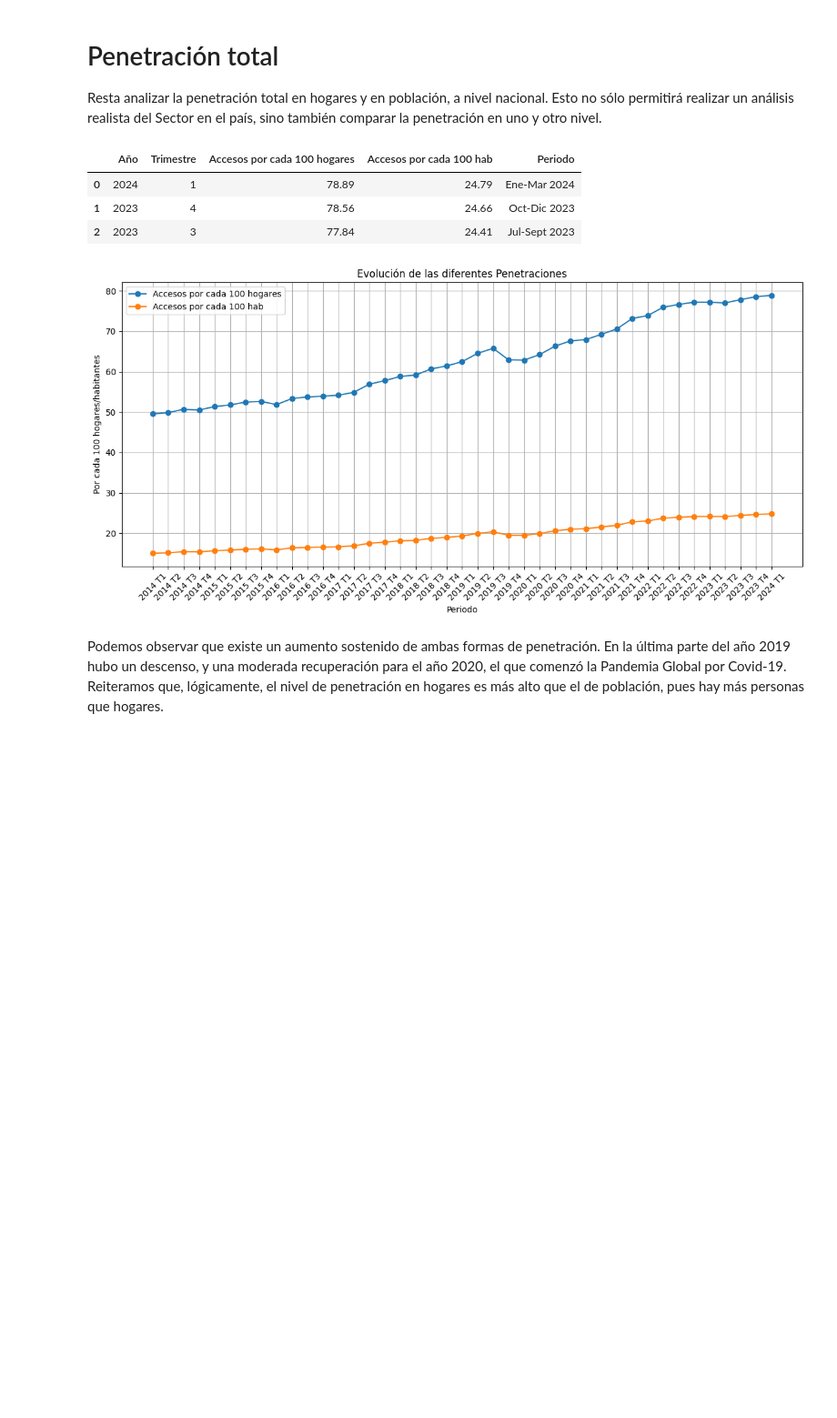
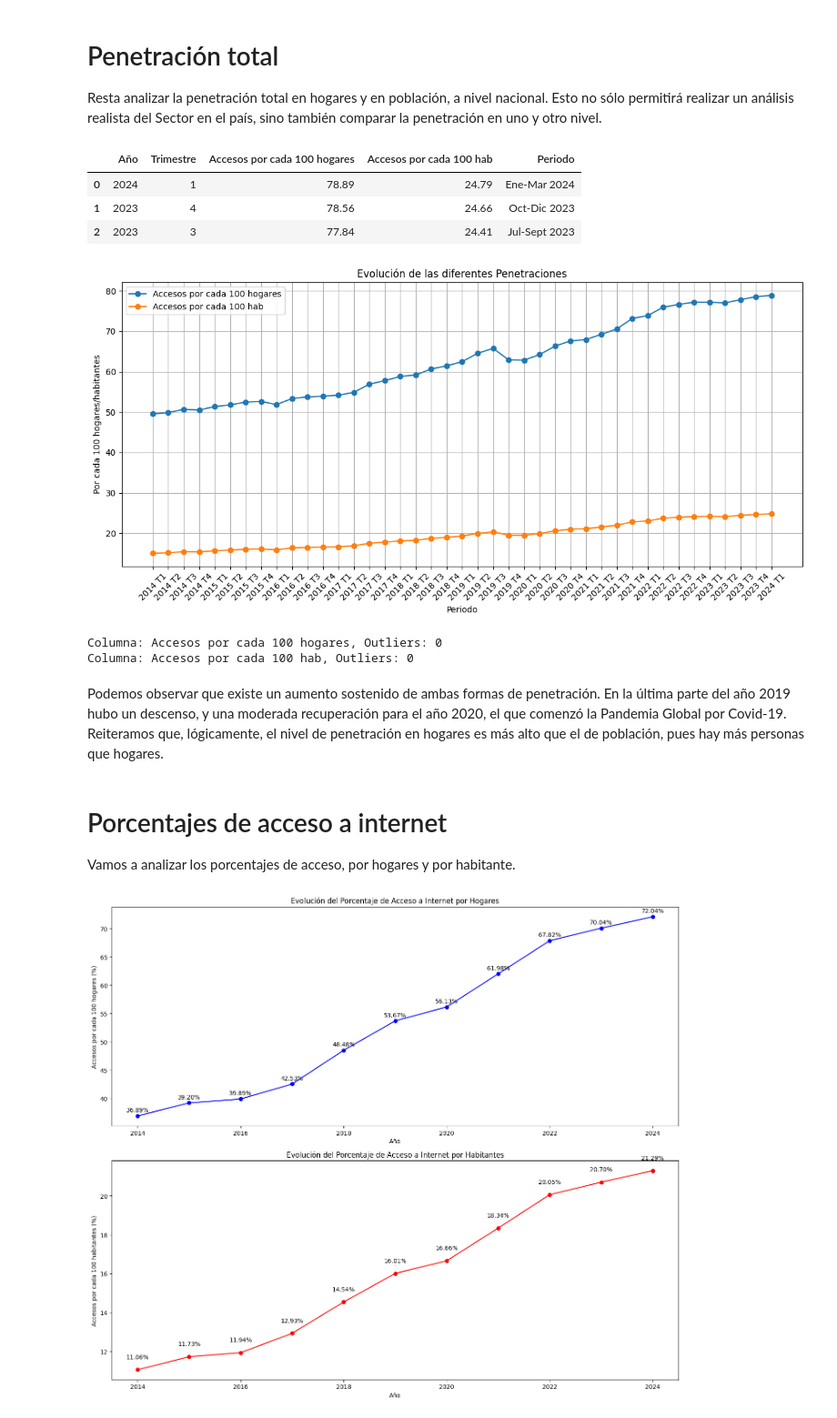
Before and after one commit to gastorellano/Proyecto_telecomunicaciones, a Jupyter notebook: Notebooks/EDA.ipynb, the cells around one changed output. Shown at 91% size. Drawn from its saved outputs; the diff is of its cells as text; code cells hidden in the pictures; blank space fills up the shorter version.

```diff
--- a/Notebooks/EDA.ipynb
+++ b/Notebooks/EDA.ipynb
@@ -400,6 +445,54 @@ plt.tight_layout()
 plt.show()
 # %% [output]
 [figure]
+# %%
+#Verificamos la existencia de outliers
+for column in ['Accesos por cada 100 hogares',	'Accesos por cada 100 hab']:
+    q1 = df_penet_total[column].quantile(0.25)
+    q3 = df_penet_total[column].quantile(0.75)
+    iqr = q3 - q1
+    lower_bound = q1 - 1.5 * iqr
+    upper_bound = q3 + 1.5 * iqr
+    outliers = df_penet_total[(df_penet_total[column] < lower_bound) | (df_penet_total[column] > upper_bound)]
+    print(f'Columna: {column}, Outliers: {outliers.shape[0]}')
+# %% [output]
+Columna: Accesos por cada 100 hogares, Outliers: 0
+Columna: Accesos por cada 100 hab, Outliers: 0
 # %% [markdown]
 Podemos observar que existe un aumento sostenido de ambas formas de penetración. En la última parte del año 2019 hubo un descenso, y una moderada recuperación para el año 2020, el que comenzó la Pandemia Global por Covid-19.<br>
 Reiteramos que, lógicamente, el nivel de penetración en hogares es más alto que el de población, pues hay más personas que hogares.
+# %% [markdown]
+# Porcentajes de acceso a internet
+Vamos a analizar los porcentajes de acceso, por hogares y por habitante.
+# %%
+df_grouped_hogares = df_penet_hogares.groupby('Año')['Accesos por cada 100 hogares'].mean().reset_index()
+df_grouped_habitantes = df_penet_poblacion.groupby('Año')['Accesos por cada 100 hab'].mean().reset_index()
+
+# Crear el gráfico con subgráficas
+fig, ax = plt.subplots(2, 1, figsize=(14, 12))
+
+# Gráfico de accesos por cada 100 hogares
+ax[0].plot(df_grouped_hogares['Año'], df_grouped_hogares['Accesos por cada 100 hogares'], marker='o', linestyle='-', color='b')
+ax[0].set_title('Evolución del Porcentaje de Acceso a Internet por Hogares')
+ax[0].set_xlabel('Año')
+ax[0].set_ylabel('Accesos por cada 100 hogares (%)')
+for i in range(len(df_grouped_hogares)):
+    ax[0].text(df_grouped_hogares['Año'][i], df_grouped_hogares['Accesos por cada 100 hogares'][i] + 0.5,
+               f'{df_grouped_hogares["Accesos por cada 100 hogares"][i]:.2f}%',
+               ha='center', va='bottom')
+
+# Gráfico de accesos por cada 100 habitantes
+ax[1].plot(df_grouped_habitantes['Año'], df_grouped_habitantes['Accesos por cada 100 hab'], marker='o', linestyle='-', color='r')
+ax[1].set_title('Evolución del Porcentaje de Acceso a Internet por Habitantes')
+ax[1].set_xlabel('Año')
+ax[1].set_ylabel('Accesos por cada 100 habitantes (%)')
+for i in range(len(df_grouped_habitantes)):
+    ax[1].text(df_grouped_habitantes['Año'][i], df_grouped_habitantes['Accesos por cada 100 hab'][i] + 0.5,
+               f'{df_grouped_habitantes["Accesos por cada 100 hab"][i]:.2f}%',
+               ha='center', va='bottom')
+
+# Ajustar el diseño
+plt.tight_layout()
+plt.show()
+# %% [output]
+[figure, added]
```
Also changed, not shown: parts of 14 cells of this notebook, 2 other files.
